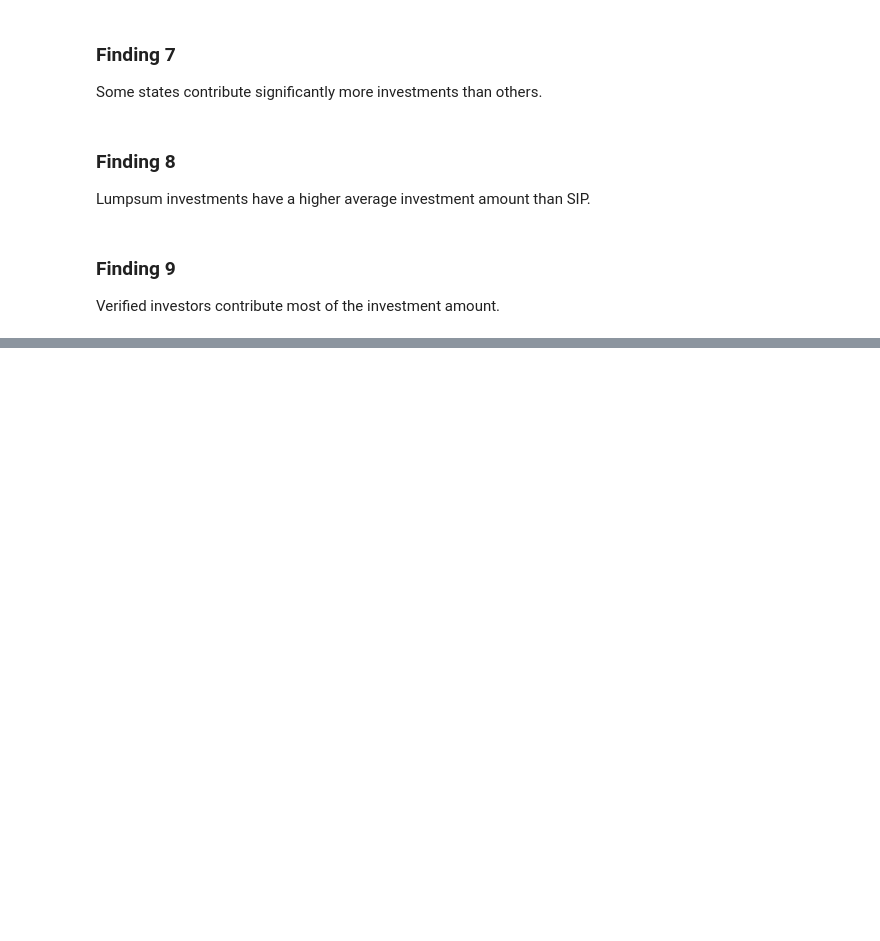
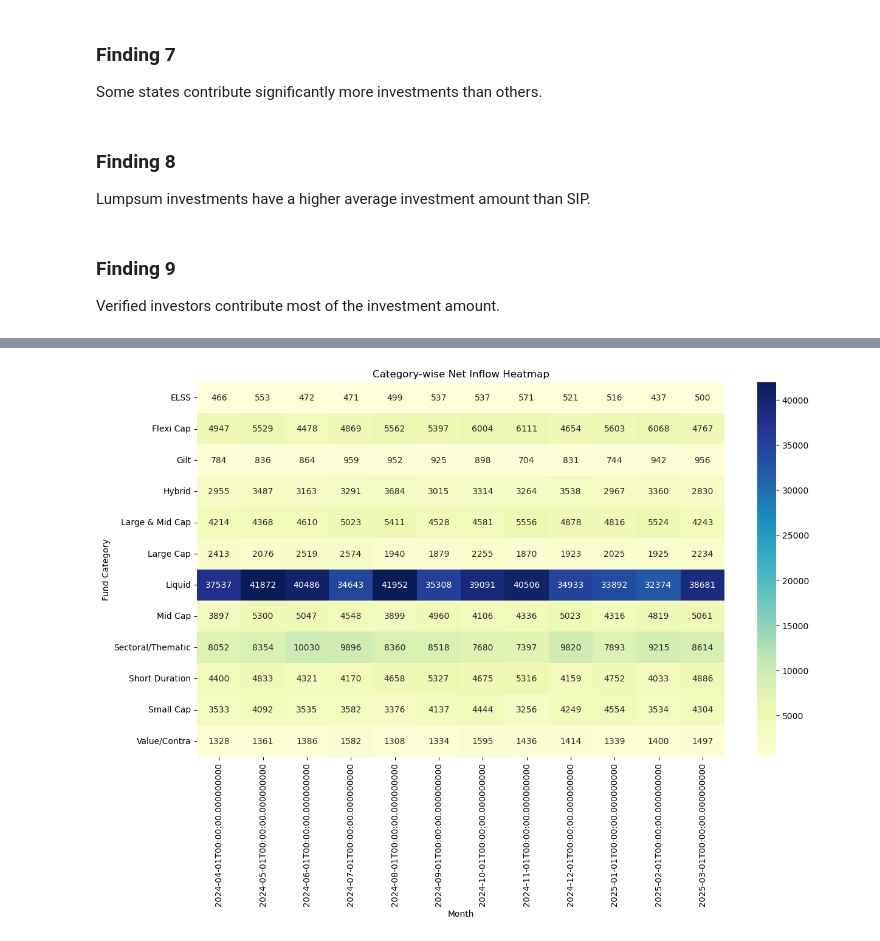
Before and after one commit to sanallabhavana17/MutualFundAnalytics, a Jupyter notebook: notebooks/EDA_Analysis.ipynb, the cells around one changed output, grey strips where cells are left out. Cells and saved outputs as stored; diff of their text form; code cells hidden in the pictures; blank space fills up the shorter version.

```diff
--- a/notebooks/EDA_Analysis.ipynb
+++ b/notebooks/EDA_Analysis.ipynb
@@ -269,0 +430,35 @@ Verified investors contribute most of the investment amount.
+# %%
+import pandas as pd
+import matplotlib.pyplot as plt
+import seaborn as sns
+
+# Read the dataset
+df = pd.read_csv("../Data/Raw/drive-download-20260724T173806Z-1-001/05_category_inflows.csv")
+
+# Convert month to datetime
+df["month"] = pd.to_datetime(df["month"])
+
+# Create pivot table
+heatmap_data = df.pivot(
+    index="category",
+    columns="month",
+    values="net_inflow_crore"
+)
+
+# Plot heatmap
+plt.figure(figsize=(14,8))
+
+sns.heatmap(
+    heatmap_data,
+    cmap="YlGnBu",
+    annot=True,
+    fmt=".0f"
+)
+
+plt.title("Category-wise Net Inflow Heatmap")
+plt.xlabel("Month")
+plt.ylabel("Fund Category")
+
+plt.show()
+# %% [output]
+[figure, added]
```
Also changed, not shown: parts of 19 cells of this notebook.
